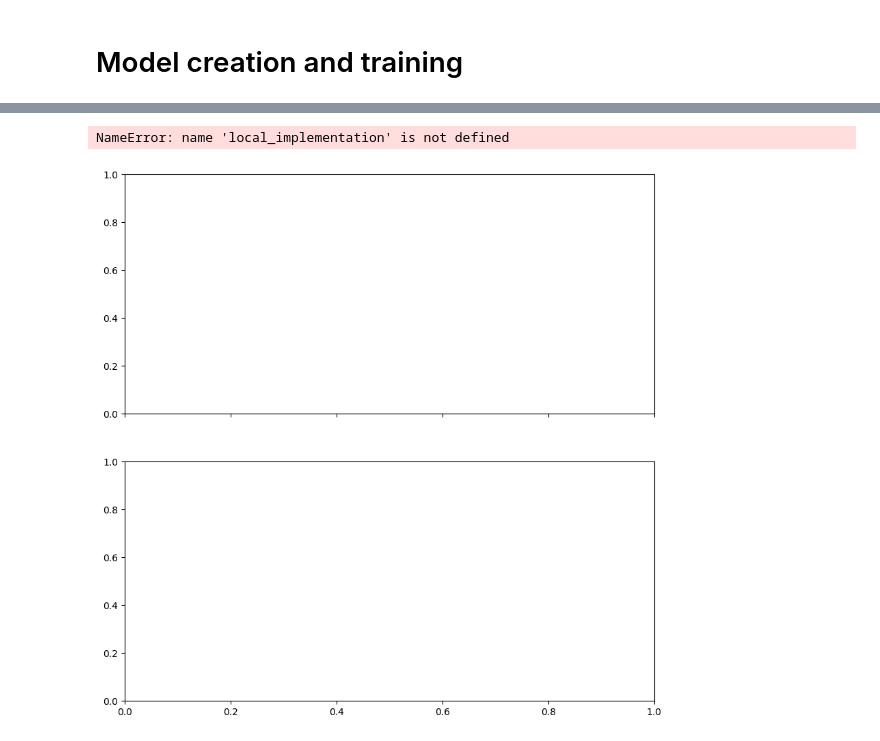
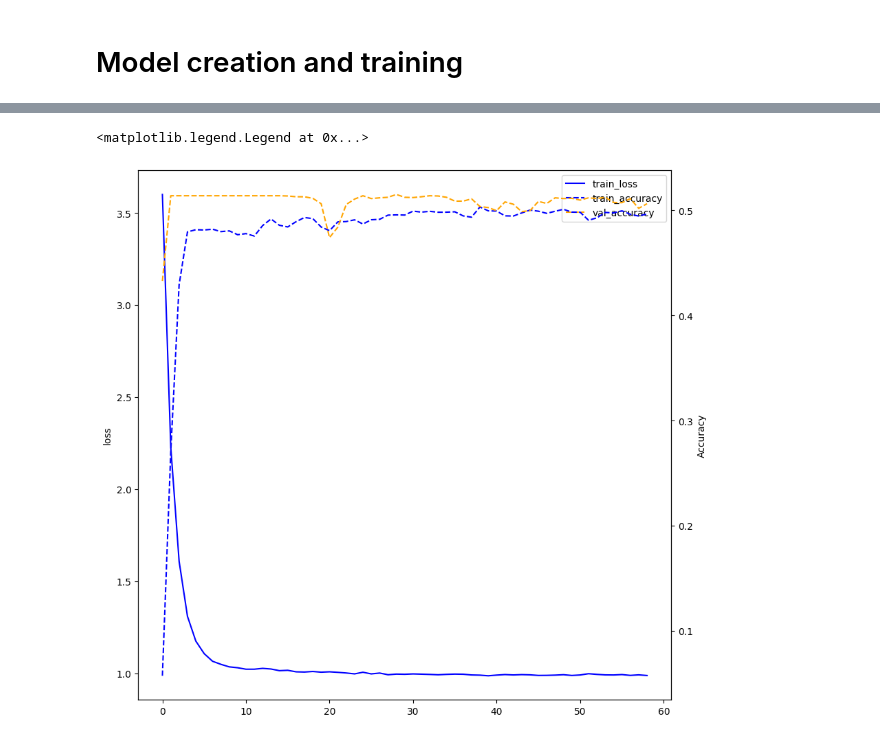
Before and after one commit to Llamrei/tabnet_tensorflow_2.6, a Jupyter notebook: local_tabnet_poker.ipynb, the cells around one changed output, grey strips where cells are left out. Drawn from its saved outputs; the diff is of its cells as text; code cells hidden in the pictures.

```diff
--- a/local_tabnet_poker.ipynb
+++ b/local_tabnet_poker.ipynb
@@ -157,6 +189,5 @@ _________________________________________________________________
 # %%
-early_stopping = tf.keras.callbacks.EarlyStopping(patience=30, restore_best_weights=True, monitor="val_auc")
-# lr_on_plateau = tf.keras.callbacks.ReduceLROnPlateau(patience=3, factor=0.5, min_lr=1e-5)
-history = online_implementation.fit(train_dataset, epochs=1000, validation_data=val_dataset, callbacks=[early_stopping])
+early_stopping = tf.keras.callbacks.EarlyStopping(patience=30, restore_best_weights=True, monitor="val_accuracy")
+history = local_implementation.fit(train_dataset, epochs=1000, validation_data=val_dataset, callbacks=[early_stopping])
 # %% [output]
 Epoch 1/1000
@@ -192,45 +254,22 @@ tf.keras.metrics.Recall(name="recall", thresholds=0)
 # %%
 # Plot history loss and RMSE for training and validation set; train solid line, validation dashed line
-fig, (top_ax, bottom_ax) = plt.subplots(2, 1, figsize=(10, 10), sharex=True)
+fig, (top_ax) = plt.subplots(1,1, figsize=(10, 10), sharex=True)
 
 hist = local_implementation.history.history
 
 top_ax.plot(hist['loss'], label='train_loss', c='b')
-top_ax.plot(hist['val_loss'], label='val_loss', linestyle='--', c='b')
 second_ax = top_ax.twinx()
 # Plot precision and recall on second axis in orange and red respectively
-second_ax.plot(hist['precision'], label='train_precision', c='orange')
-second_ax.plot(hist['val_precision'], label='val_precision', linestyle='--', c='orange')
-second_ax.plot(hist['recall'], label='train_recall', c='r')
-second_ax.plot(hist['val_recall'], label='val_recall', linestyle='--', c='r')
+second_ax.plot(hist['accuracy'], label='train_accuracy', linestyle='--', c='b')
+second_ax.plot(hist['val_accuracy'], label='val_accuracy', linestyle='--', c='orange')
 top_ax.set_ylabel('loss')
-second_ax.set_ylabel('Precision/Recall')
+second_ax.set_ylabel('Accuracy')
 # Merge top ax legend entries
 handles, labels = top_ax.get_legend_handles_labels()
 handles2, labels2 = second_ax.get_legend_handles_labels()
 top_ax.legend(handles + handles2, labels + labels2)
-
-
-bottom_ax.plot(hist['lr'], label='lr', c='g')
-bottom_ax.set_xlabel('Epoch')
-bottom_ax.set_ylabel('Learning rate')
-
-# New plot with auc and accuracy
-fig, ax = plt.subplots()
-ax.plot(hist['auc'], label='train_auc', c='orange')
-ax.plot(hist['val_auc'], label='val_auc', linestyle='--', c='orange')
-twinax = ax.twinx()
-twinax.plot(hist['binary_accuracy'], label='train_accuracy', c='r')
-twinax.plot(hist['val_binary_accuracy'], label='val_accuracy', linestyle='--', c='r')
-ax.set_xlabel('Epoch')
-ax.set_ylabel('AUC')
-twinax.set_ylabel('Accuracy')
-# Merge legend entries
-handles, labels = ax.get_legend_handles_labels()
-twinhandles, twinlabels = twinax.get_legend_handles_labels()
-ax.legend(handles + twinhandles, labels + twinlabels)
 # %% [output]
-NameError: name 'local_implementation' is not defined
+<matplotlib.legend.Legend at 0x...>
-[figure, old version]
+[figure, new version]
 # %%
 # Evaluate model on test set
```
Also changed, not shown: parts of 10 cells of this notebook.
